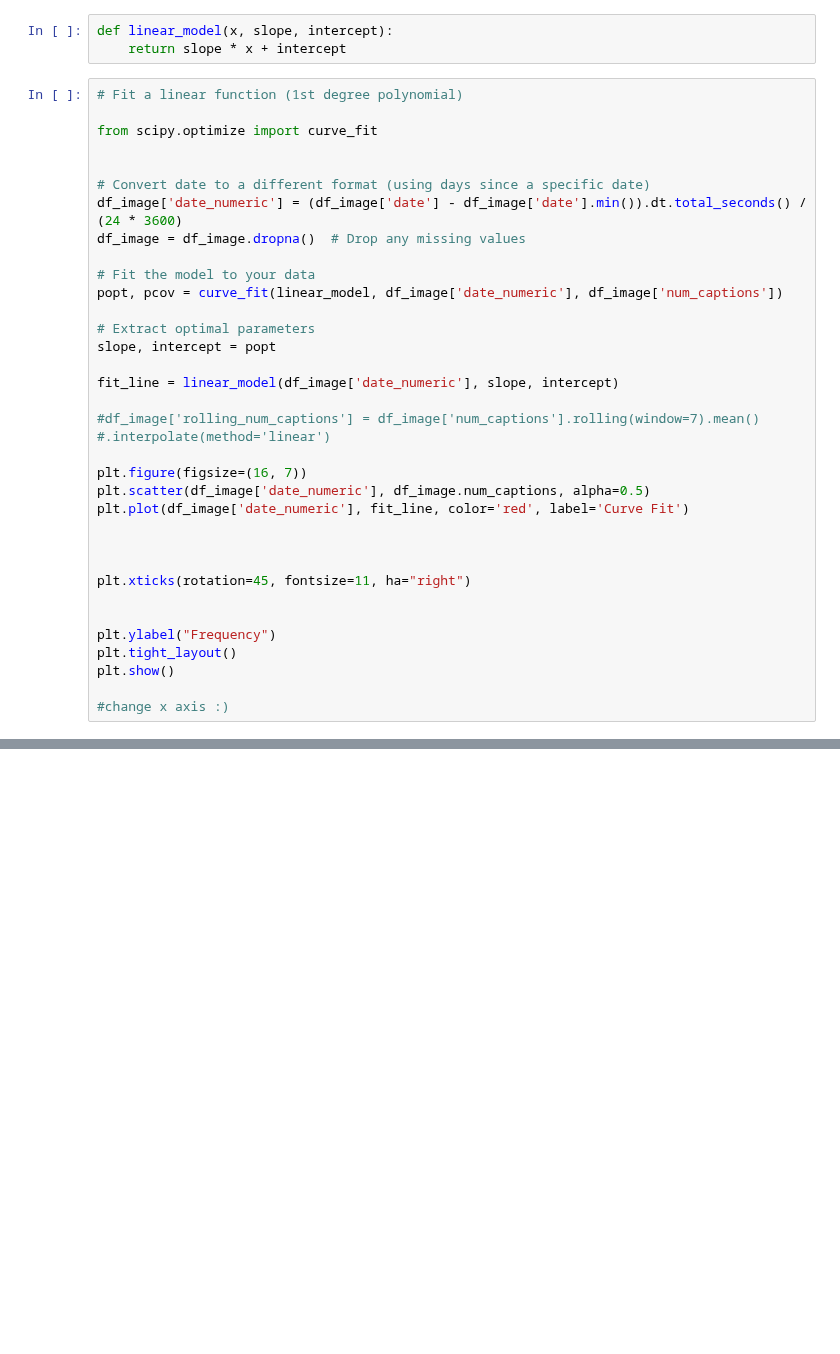
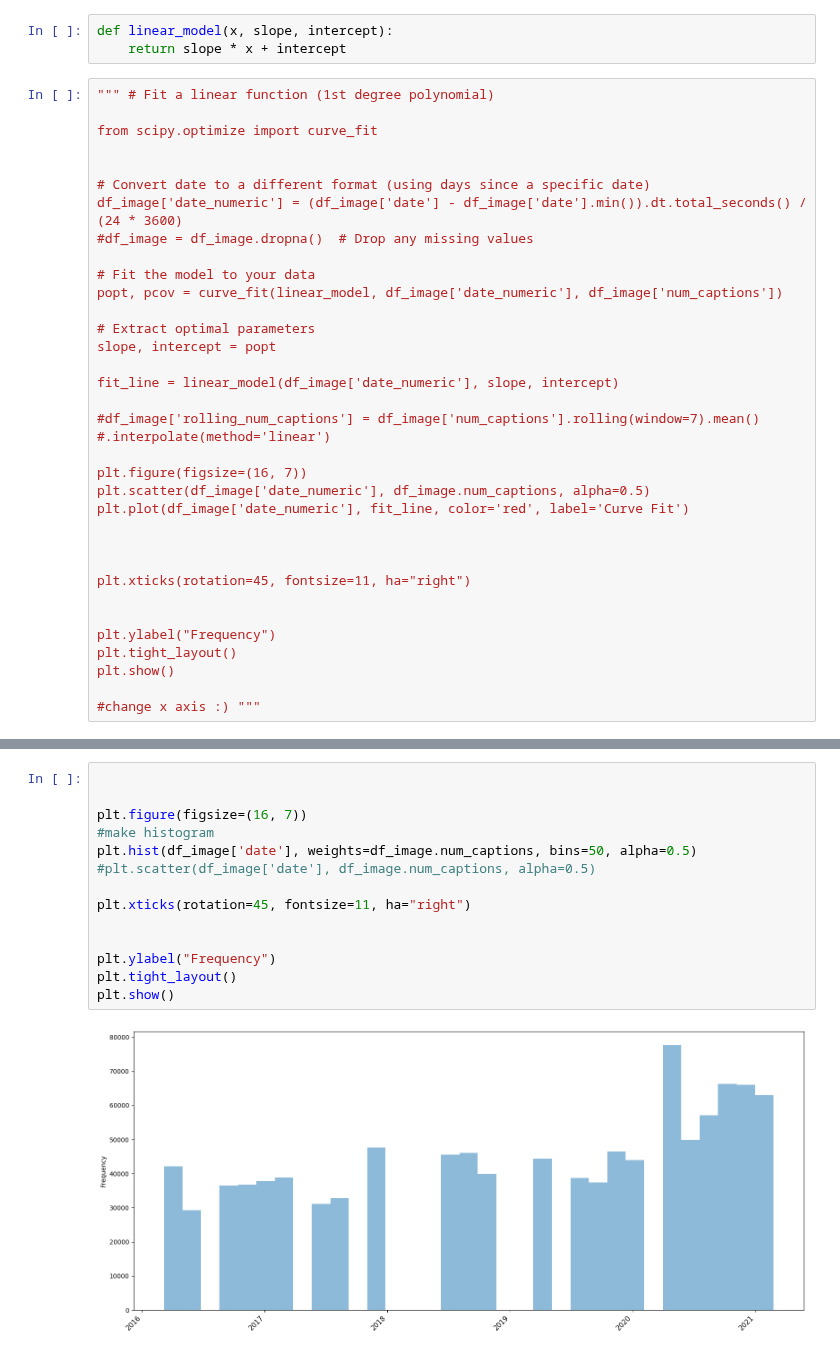
Before and after one commit to epfl-ada/ada-2025-project-data_dinosaur, a Jupyter notebook: introduction.ipynb, the cells around one changed output, grey strips where cells are left out. Drawn from its saved outputs; the diff is of its cells as text; blank space fills up the shorter version.

```diff
--- a/introduction.ipynb
+++ b/introduction.ipynb
@@ -116,14 +263,14 @@ captions.loc[(captions['rank'] < NUMBER_OF_COMMENTS)].drop(['contest_id', 'date'
 def linear_model(x, slope, intercept):
     return slope * x + intercept
 # %%
-# Fit a linear function (1st degree polynomial)
+""" # Fit a linear function (1st degree polynomial)
 
 from scipy.optimize import curve_fit
 
 
 # Convert date to a different format (using days since a specific date)
 df_image['date_numeric'] = (df_image['date'] - df_image['date'].min()).dt.total_seconds() / (24 * 3600)
-df_image = df_image.dropna()  # Drop any missing values
+#df_image = df_image.dropna()  # Drop any missing values
 
 # Fit the model to your data
 popt, pcov = curve_fit(linear_model, df_image['date_numeric'], df_image['num_captions'])
@@ -148,5 +295,5 @@ plt.ylabel("Frequency")
 plt.tight_layout()
 plt.show()
 
-#change x axis :)
+#change x axis :) """
 # %% [output]
@@ -169,0 +301,16 @@ df_image
+# %%
+
+
+plt.figure(figsize=(16, 7))
+#make histogram
+plt.hist(df_image['date'], weights=df_image.num_captions, bins=50, alpha=0.5)
+#plt.scatter(df_image['date'], df_image.num_captions, alpha=0.5)
+
+plt.xticks(rotation=45, fontsize=11, ha="right")
+
+
+plt.ylabel("Frequency")
+plt.tight_layout()
+plt.show()
+# %% [output]
+[figure, added]
```
Also changed, not shown: parts of 26 cells of this notebook, 3 other files.
